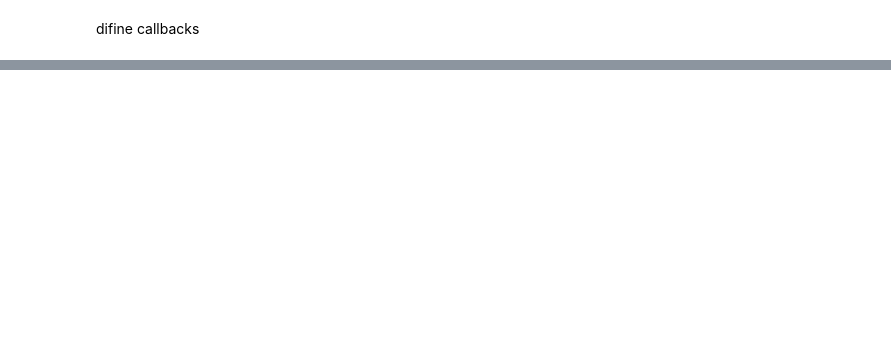
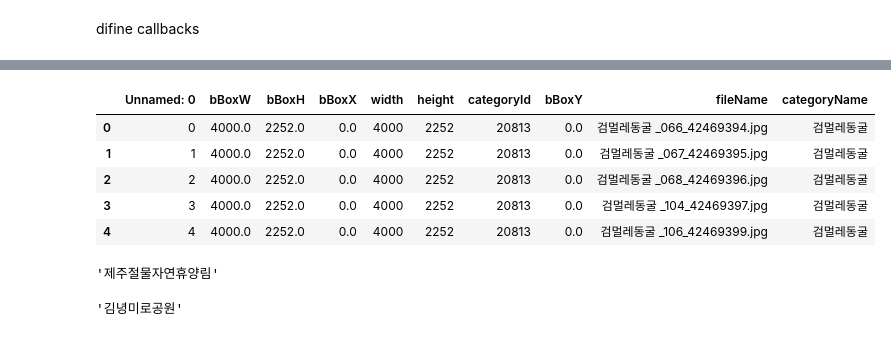
Before and after one commit to songgaram/jeju-gamsukkwang, a Jupyter notebook: ai/model/trainTest2.ipynb, the cells around one changed output, grey strips where cells are left out. Drawn from its saved outputs; the diff is of its cells as text; code cells hidden in the pictures; blank space fills up the shorter version.

```diff
--- a/ai/model/trainTest2.ipynb
+++ b/ai/model/trainTest2.ipynb
@@ -147,0 +287,18 @@ model.save('../model/resnetModel')
+# %%
+dfTrain = pd.read_csv('../labelsCsv/trainLabels.csv')
+dfTrain.head()
+# %% [output]
+|  | Unnamed: 0 | bBoxW | bBoxH | bBoxX | width | height | categoryId | bBoxY | fileName | categoryName |
+| 0 | 0 | 4000.0 | 2252.0 | 0.0 | 4000 | 2252 | 20813 | 0.0 | 검멀레동굴 _066_42469394.jpg | 검멀레동굴 |
+| 1 | 1 | 4000.0 | 2252.0 | 0.0 | 4000 | 2252 | 20813 | 0.0 | 검멀레동굴 _067_42469395.jpg | 검멀레동굴 |
+| 2 | 2 | 4000.0 | 2252.0 | 0.0 | 4000 | 2252 | 20813 | 0.0 | 검멀레동굴 _068_42469396.jpg | 검멀레동굴 |
+| 3 | 3 | 4000.0 | 2252.0 | 0.0 | 4000 | 2252 | 20813 | 0.0 | 검멀레동굴 _104_42469397.jpg | 검멀레동굴 |
+| 4 | 4 | 4000.0 | 2252.0 | 0.0 | 4000 | 2252 | 20813 | 0.0 | 검멀레동굴 _106_42469399.jpg | 검멀레동굴 |
+# %%
+dfTrain['categoryName'].unique()[np.argmax(confidence, axis=1)][0]
+# %% [output]
+'제주절물자연휴양림'
+# %%
+dfTrain['categoryName'].unique()[3]
+# %% [output]
+'김녕미로공원'
```
Also changed, not shown: parts of 18 cells of this notebook, 1 other file.
